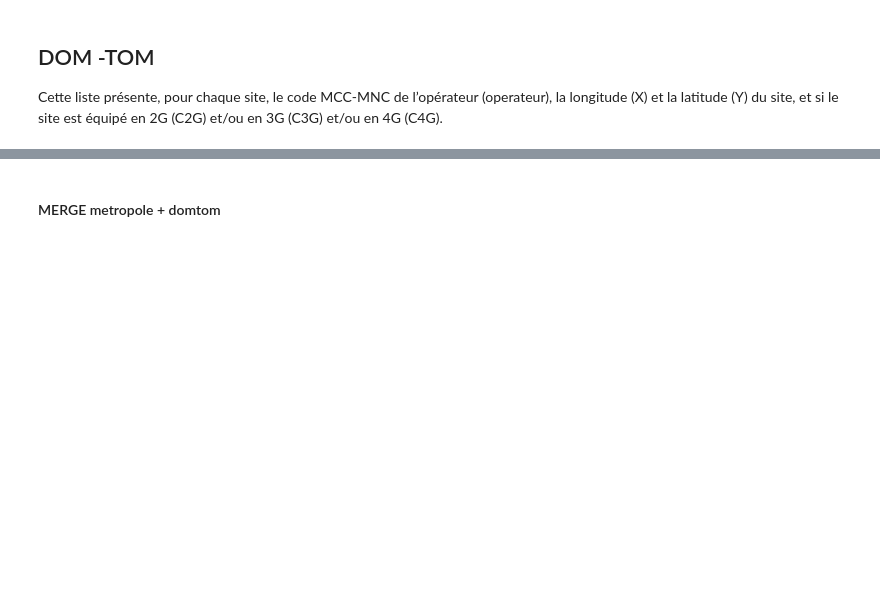
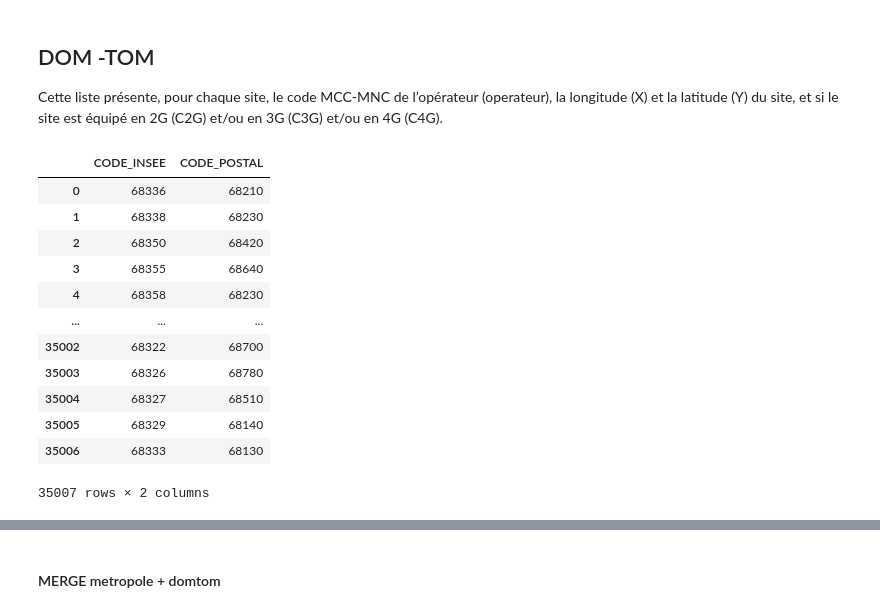
Before and after one commit to dataforgoodfr/batch8_mednum, a Jupyter notebook: notebooks/taux_couverture_mobile.ipynb, the cells around one changed output, grey strips where cells are left out. Drawn from its saved outputs; the diff is of its cells as text; code cells hidden in the pictures; blank space fills up the shorter version.

```diff
--- a/notebooks/taux_couverture_mobile.ipynb
+++ b/notebooks/taux_couverture_mobile.ipynb
@@ -164,3 +158,27 @@ couv_mobile.to_csv(f'{interim_data}/taux_couverture_mobile.csv', index=False)
 ## DOM -TOM
 
 Cette liste présente, pour chaque site, le code MCC-MNC de l’opérateur (operateur), la longitude (X) et la latitude (Y) du site, et si le site est équipé en 2G (C2G) et/ou en 3G (C3G) et/ou en 4G (C4G).
+# %%
+# Mapping entre codes postaux et code INSEE
+map_zipcode = pd.read_csv(external_data/'data_gps.csv').drop(columns='Unnamed: 0')
+map_zipcode['CODE_INSEE'] = map_zipcode['CODE_INSEE'].astype(str)
+map_zipcode['CODE_POSTAL'] = map_zipcode['CODE_POSTAL'].astype(str)
+
+# Ile SAINT MARTIN  -  https://www.insee.fr/fr/information/2028040
+#map_zipcode = map_zipcode.append({'CODE_INSEE': ' 97801', 'CODE_POSTAL': '97150'}, ignore_index=True)
+map_zipcode = map_zipcode[['CODE_INSEE', 'CODE_POSTAL']]
+map_zipcode
+# %% [output]
+|  | CODE_INSEE | CODE_POSTAL |
+| 0 | 68336 | 68210 |
+| 1 | 68338 | 68230 |
+| 2 | 68350 | 68420 |
+| 3 | 68355 | 68640 |
+| 4 | 68358 | 68230 |
+| ... | ... | ... |
+| 35002 | 68322 | 68700 |
+| 35003 | 68326 | 68780 |
+| 35004 | 68327 | 68510 |
+| 35005 | 68329 | 68140 |
+| 35006 | 68333 | 68130 |
+35007 rows × 2 columns
```
Also changed, not shown: parts of 7 cells of this notebook.
